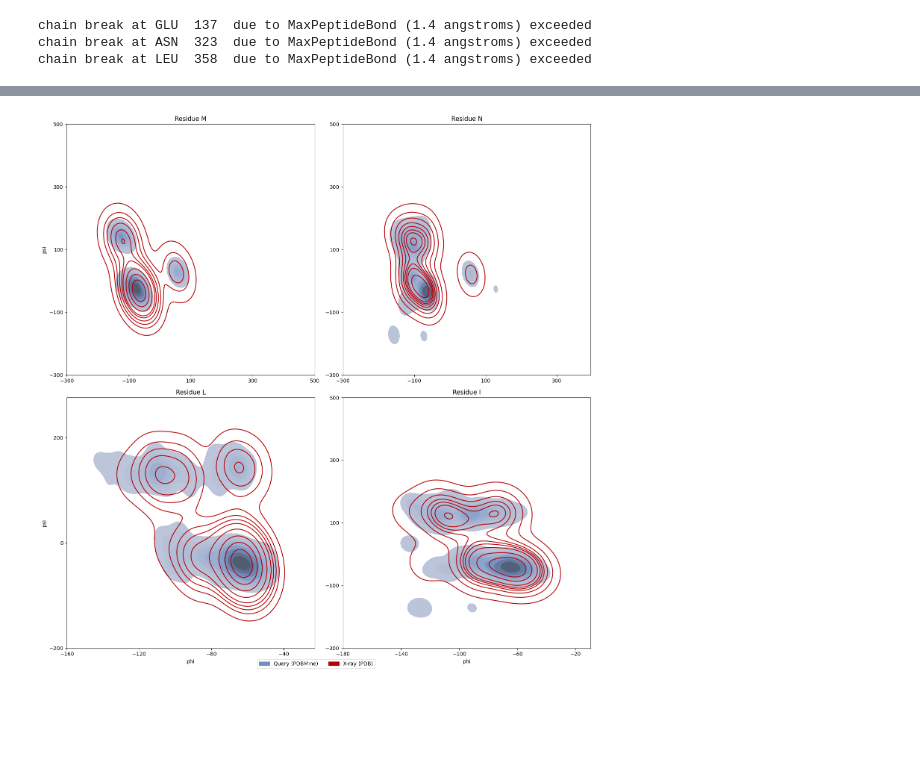
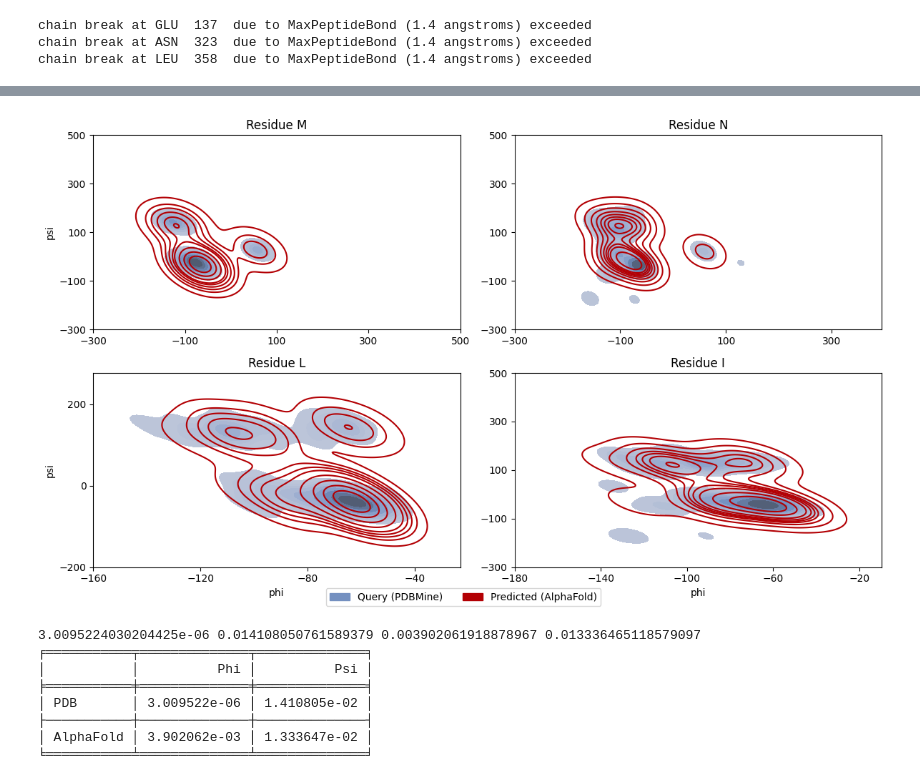
Before and after one commit to Musa-Azeem/protein-dihedral-visualization, a Jupyter notebook: preliminary.ipynb, the cells around one changed output, grey strips where cells are left out. Cells and saved outputs as stored; diff of their text form; code cells hidden in the pictures; blank space fills up the shorter version.

Commit message:
distribution

```diff
--- a/preliminary.ipynb
+++ b/preliminary.ipynb
@@ -184,7 +187,7 @@ import matplotlib.patches as mpatches
 
 # Plot PDB
 
-fig, axes = plt.subplots(2,2,figsize=(15,15))
+fig, axes = plt.subplots(2,2,figsize=(12,7))
 
 m=0
 for i,key in enumerate(phi_psi_pdb.res.unique()[m:m+4]):
@@ -212,32 +215,32 @@ plt.tight_layout()
 # %%
 import seaborn as sns
 import matplotlib.pyplot as plt
 import matplotlib.patches as mpatches
 
 # Plot PDB
 
-fig, axes = plt.subplots(2,2,figsize=(15,15))
+fig, axes = plt.subplots(2,2,figsize=(12,7))
 
 m=0
 for i,key in enumerate(phi_psi_af.res.unique()[m:m+4]):
     ax = axes.flatten()[i]
     phi_psi_alpha = phi_psi_af[phi_psi_af.res == key]
     phi_psi_dist = phi_psi_mined_filtered[phi_psi_mined_filtered.res == key]
     sns.kdeplot(data=phi_psi_dist, x='phi', y='psi', ax=ax, fill=True, color='#7490c0', legend=True)
     sns.kdeplot(data=phi_psi_alpha, x='phi', y='psi', ax=ax, fill=False, zorder=10, color='#b30004', legend=True)
 
     ax.set_title(f'Residue {key}')
     ax.set_xticks(ax.get_xticks()[::2])
     ax.set_yticks(ax.get_yticks()[::2])
     ax.set_xlabel('phi' if i > 1 else '')
     ax.set_ylabel('psi' if i % 2 == 0 else '')
 
 
 # legend on bottom middle
 patch1 = mpatches.Patch(color='#7490c0', label='Query (PDBMine)')
-patch2 = mpatches.Patch(color='#b30004', label='X-ray (PDB)')
+patch2 = mpatches.Patch(color='#b30004', label='Predicted (AlphaFold)')
 fig.legend(handles=[patch1, patch2], loc='lower center', ncol=2)
 # fig.suptitle(f'Distribution of phi, psi angles for the residues in {protein_id_pdb}')
 plt.tight_layout()
 # %% [output]
-[figure, old version]
+[figure, new version]
@@ -243,0 +252,38 @@ plt.tight_layout()
+# %%
+from scipy.stats import kstest
+scipy.spatial.distance.mahalanobis
+
+phi_pdb = phi_psi_pdb['phi'].dropna()
+psi_pdb = phi_psi_pdb['psi'].dropna()
+
+phi_af = phi_psi_af['phi'].dropna()
+psi_af = phi_psi_af['psi'].dropna()
+
+phi_mined = phi_psi_mined['phi'].dropna()
+psi_mined = phi_psi_mined['psi'].dropna()
+
+# null hypothesis: phi_pdb and phi_af are from the same distribution
+# high p-value: cannot reject null hypothesis
+# we want high p-value
+ks_pval_pdb_phi = kstest(phi_pdb, phi_mined).pvalue
+ks_pval_pdb_psi = kstest(psi_pdb, psi_mined).pvalue
+
+ks_pval_af_phi = kstest(phi_af, phi_mined).pvalue
+ks_pval_af_psi = kstest(psi_af, psi_mined).pvalue
+
+print(ks_pval_pdb_phi, ks_pval_pdb_psi, ks_pval_af_phi, ks_pval_af_psi)
+# print values in table with phi psi as headers and pdb, af as rows with two decimal places
+from tabulate import tabulate
+print(tabulate([
+    ['PDB', ks_pval_pdb_phi, ks_pval_pdb_psi],
+    ['AlphaFold', ks_pval_af_phi, ks_pval_af_psi]
+], headers=['Phi', 'Psi'], tablefmt='fancy_grid', floatfmt="e"))
+# %% [output]
+3.0095224030204425e-06 0.014108050761589379 0.003902061918878967 0.013336465118579097
+╒═══════════╤══════════════╤══════════════╕
+│           │          Phi │          Psi │
+╞═══════════╪══════════════╪══════════════╡
+│ PDB       │ 3.009522e-06 │ 1.410805e-02 │
+├───────────┼──────────────┼──────────────┤
+│ AlphaFold │ 3.902062e-03 │ 1.333647e-02 │
+╘═══════════╧══════════════╧══════════════╛
```
Also changed, not shown: parts of 4 cells of this notebook, 2 other files.
